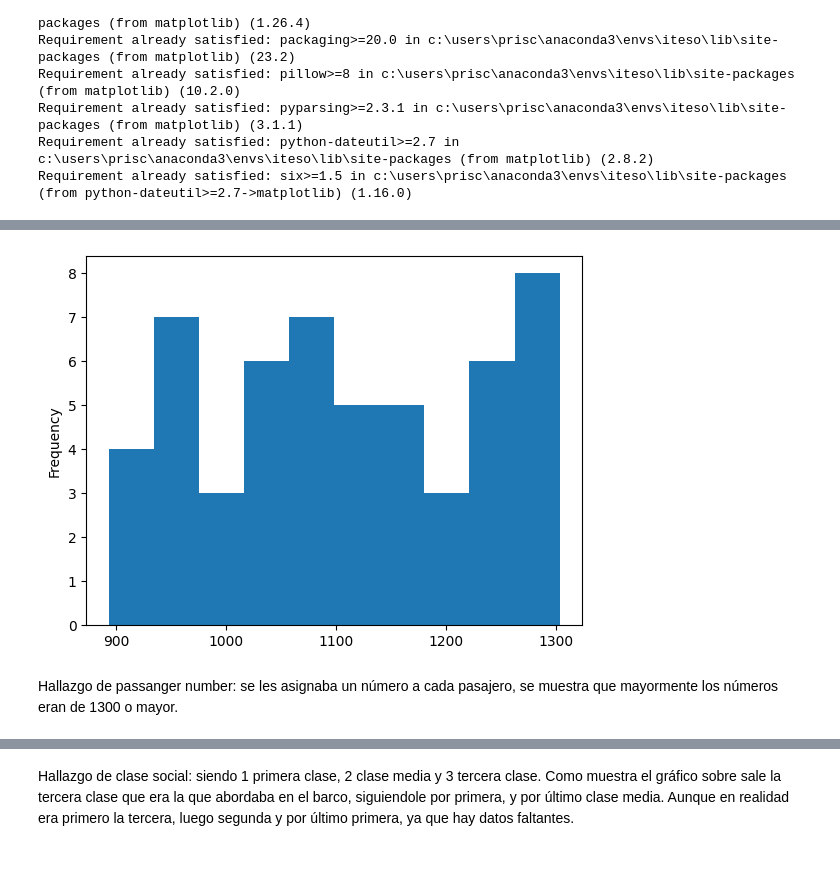
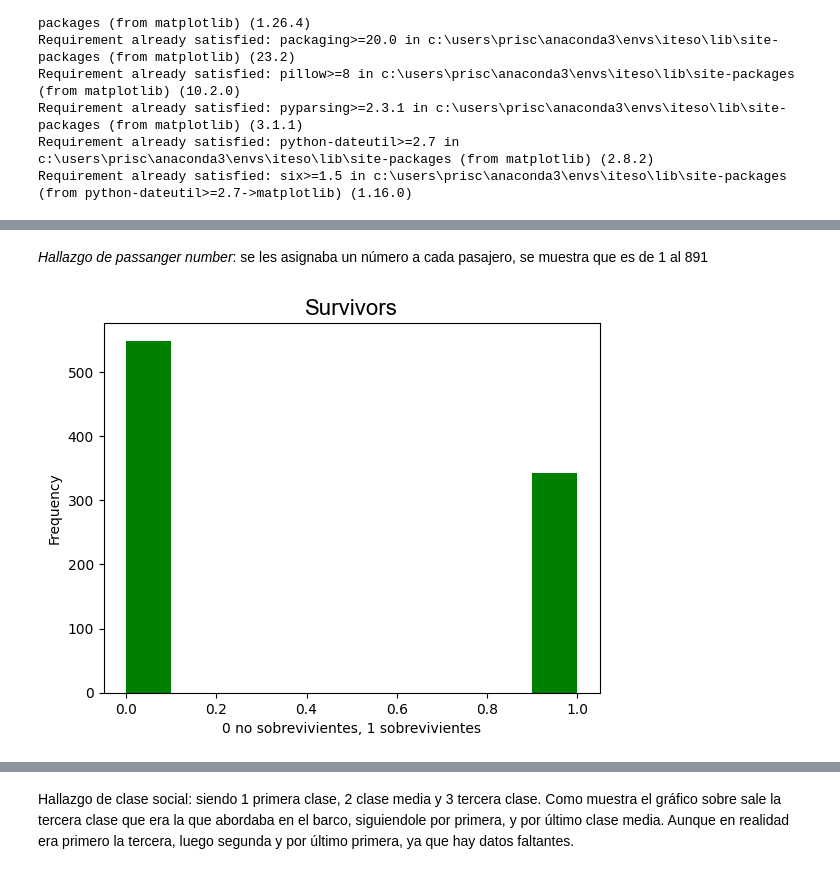
Before and after one commit to Priscr23/data-analytics-course, a Jupyter notebook: notebooks/Visualización_titanic.ipynb, the cells around one changed output, grey strips where cells are left out. Saved outputs shown, nothing was run; the diff lists cells and outputs as text; code cells hidden in the pictures.

```diff
--- a/notebooks/Visualización_titanic.ipynb
+++ b/notebooks/Visualización_titanic.ipynb
@@ -17,8 +16,8 @@ Requirement already satisfied: pyparsing>=2.3.1 in c:\users\prisc\anaconda3\envs
 Requirement already satisfied: python-dateutil>=2.7 in c:\users\prisc\anaconda3\envs\iteso\lib\site-packages (from matplotlib) (2.8.2)
 Requirement already satisfied: six>=1.5 in c:\users\prisc\anaconda3\envs\iteso\lib\site-packages (from python-dateutil>=2.7->matplotlib) (1.16.0)
 # %%
-path = "C:/Users/prisc/apps/data-analytics-course/data/raw/tested.data"
-df =pd.read_csv(path, header=None)
+path = "C:/Users/prisc/apps/data-analytics-course/data/raw/Titanic-Dataset.csv"
+df =pd.read_csv(path)
 df.columns = ["Passenger_#", "Survivor", "P_class", "Name", "Sex","Age", "#_siblings", "Parch", "Ticket", "Fare","Cabin","Embarked"]
 df
 # %% [output]
@@ -38,10 +37,12 @@ df
+# %% [markdown]
+*Hallazgo de passanger number*: se les asignaba un número a cada pasajero, se muestra que es de 1 al 891
 # %%
-df["Passenger_#"] = df["Passenger_#"].astype(str)# Convertir la columna "Passenger_#" a tipo string
-df = df[df["Passenger_#"].str.isdigit()]# Eliminar filas donde el valor de "Passenger_#" no es un número
-df["Passenger_#"] = df["Passenger_#"].astype(int)# Convertir la columna "Passenger_#" a tipo entero
-df["Passenger_#"].plot(kind="hist")
+df["Survivor"] = df["Survivor"].astype(str)# Convertir la columna "Passenger_#" a tipo string
+df = df[df["Survivor"].str.isdigit()]# Eliminar filas donde el valor de "Passenger_#" no es un número
+df["Survivor"] = df["Survivor"].astype(int)# Convertir la columna "Passenger_#" a tipo entero
+df["Survivor"].plot(kind="hist", color='green')
+plt.title('Survivors',fontname='Arial', fontsize=16)
+plt.xlabel("0 no sobrevivientes, 1 sobrevivientes")
 plt.show()
 # %% [output]
-[figure, old version]
+[figure, new version]
-# %% [markdown]
-Hallazgo de passanger number: se les asignaba un número a cada pasajero, se muestra que mayormente los números eran de 1300 o mayor.
```
Also changed, not shown: parts of 36 cells of this notebook, 1 other file.
